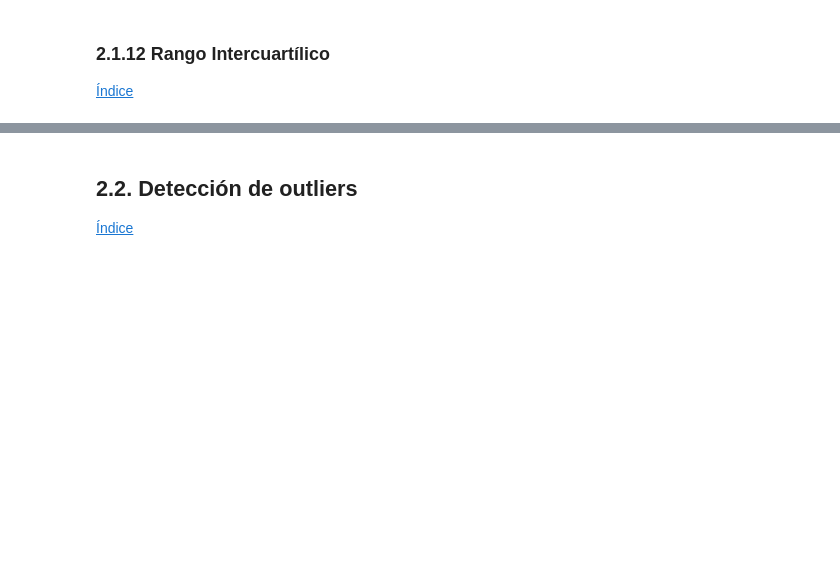
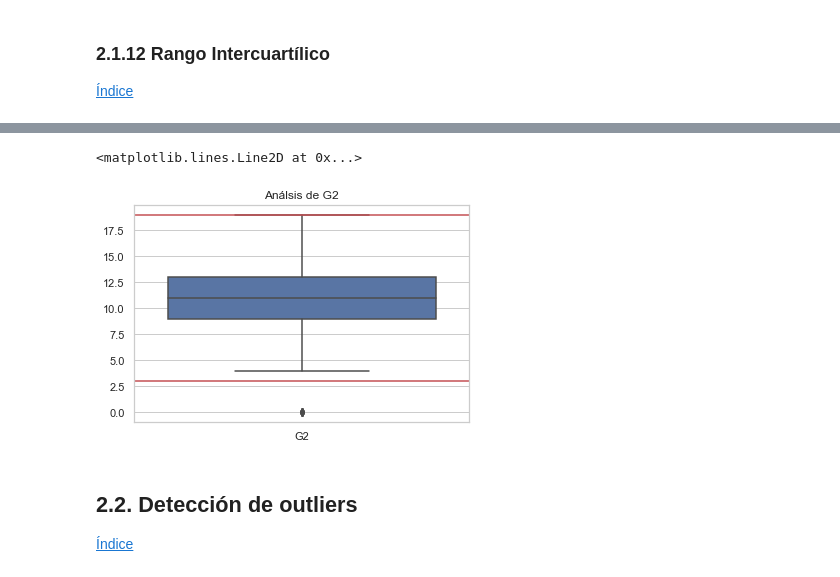
Before and after one commit to rmmateosv/SAA2223, a Jupyter notebook: Tema3/alumnos.ipynb, the cells around one changed output, grey strips where cells are left out. Saved outputs shown, nothing was run; the diff lists cells and outputs as text; code cells hidden in the pictures; blank space fills up the shorter version.

```diff
--- a/Tema3/alumnos.ipynb
+++ b/Tema3/alumnos.ipynb
@@ -1008,3 +1075,13 @@ print(f"Mínimu:{min}")
+# %%
+# boxplot de G3
+sns.boxplot(data=df[['G2']])
+# Importar pyplot de matplotlib
+plt.title('Análsis de G2')
+plt.axhline(y=max_g2, color='r') # Pintar línea en máximo
+plt.axhline(y=min_g2, color='r') # Pintar línea en mínimo
+# %% [output]
+<matplotlib.lines.Line2D at 0x...>
+[figure, added]
 # %% [markdown]
 ## 2.2. Detección de outliers<a name="2_2"></a>
 [Índice](#indice)
```
Also changed, not shown: parts of 63 cells of this notebook.
